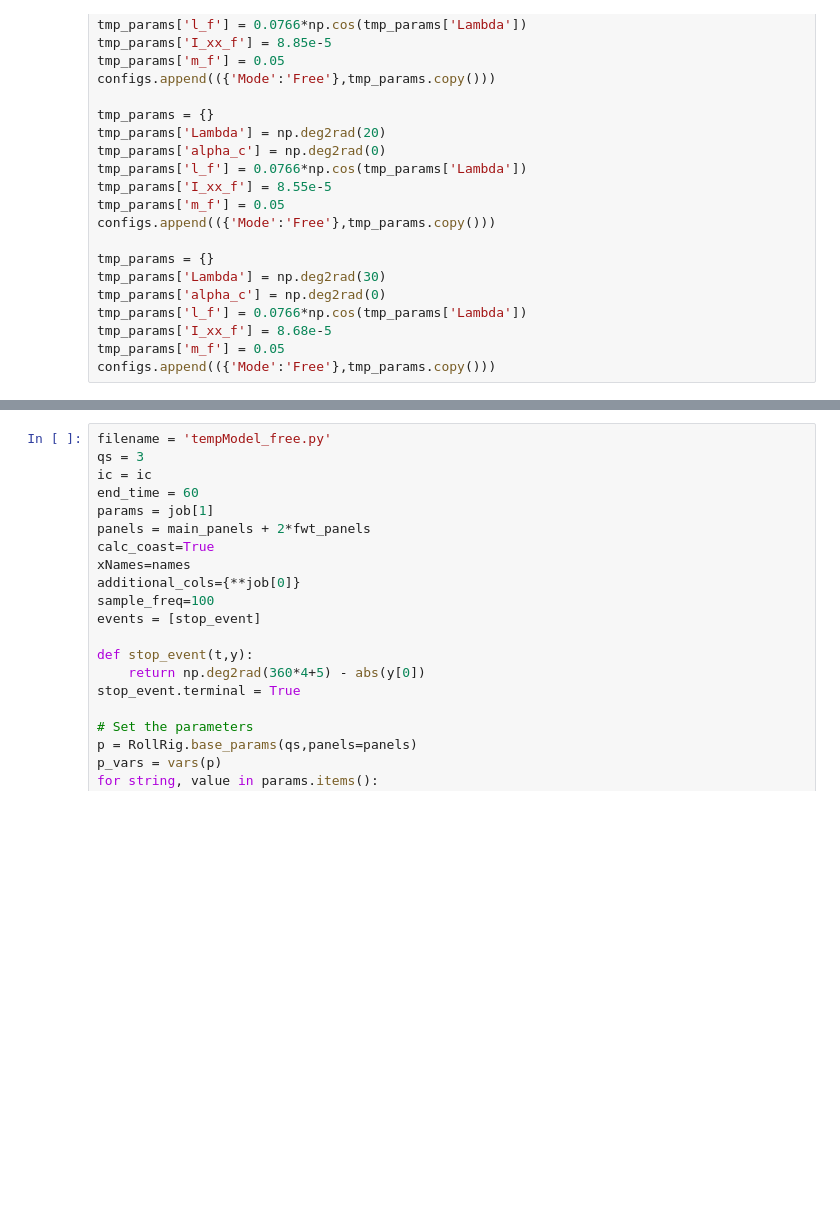
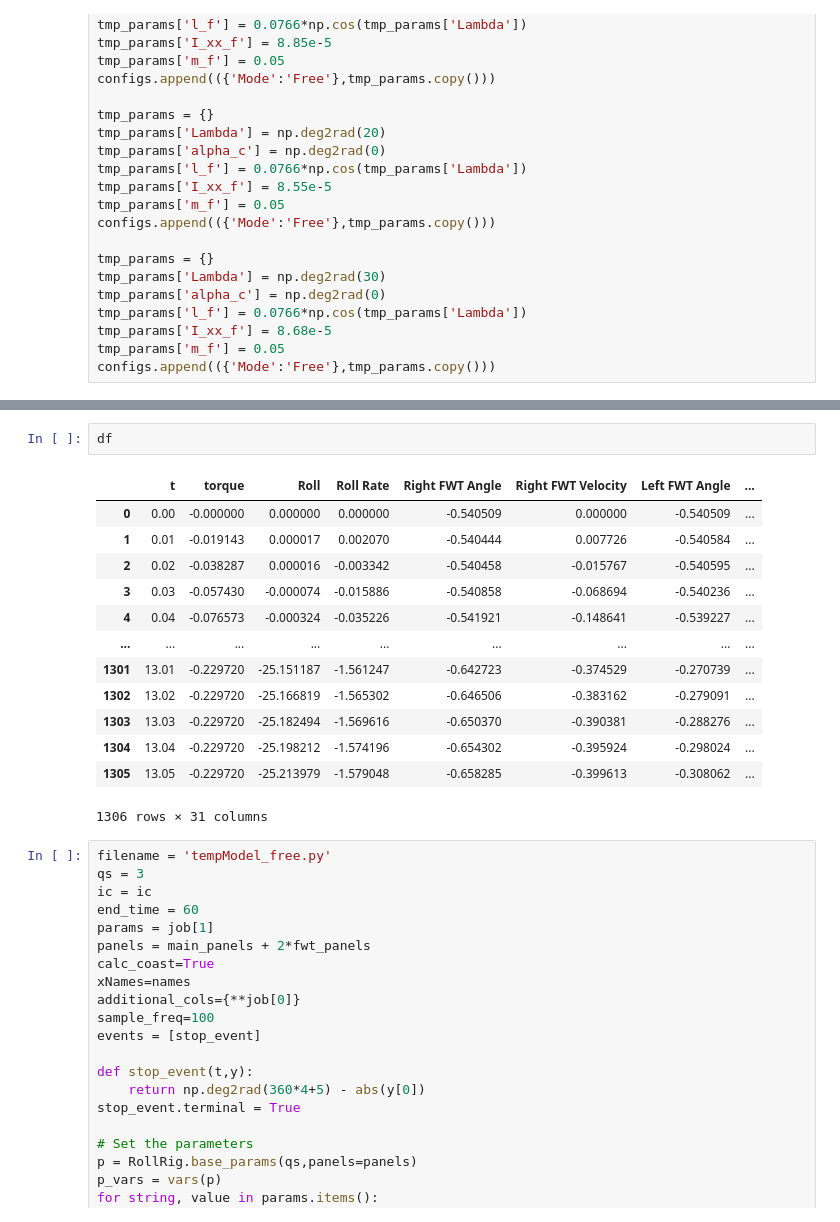
Before and after one commit to fh9g12/FwtModels, a Jupyter notebook: Workbooks/15_Rolling Rig V3/4_GenerateFreeTimeSeries.ipynb, the cells around one changed output, grey strips where cells are left out. Cells and saved outputs as stored; diff of their text form; blank space fills up the shorter version.

```diff
--- a/Workbooks/15_Rolling Rig V3/4_GenerateFreeTimeSeries.ipynb
+++ b/Workbooks/15_Rolling Rig V3/4_GenerateFreeTimeSeries.ipynb
@@ -214,3 +217,19 @@ plt.legend()
+# %%
+df
+# %% [output]
+|  | t | torque | Roll | Roll Rate | Right FWT Angle | Right FWT Velocity | Left FWT Angle | ... |
+| 0 | 0.00 | -0.000000 | 0.000000 | 0.000000 | -0.540509 | 0.000000 | -0.540509 | ... |
+| 1 | 0.01 | -0.019143 | 0.000017 | 0.002070 | -0.540444 | 0.007726 | -0.540584 | ... |
+| 2 | 0.02 | -0.038287 | 0.000016 | -0.003342 | -0.540458 | -0.015767 | -0.540595 | ... |
+| 3 | 0.03 | -0.057430 | -0.000074 | -0.015886 | -0.540858 | -0.068694 | -0.540236 | ... |
+| 4 | 0.04 | -0.076573 | -0.000324 | -0.035226 | -0.541921 | -0.148641 | -0.539227 | ... |
+| ... | ... | ... | ... | ... | ... | ... | ... | ... |
+| 1301 | 13.01 | -0.229720 | -25.151187 | -1.561247 | -0.642723 | -0.374529 | -0.270739 | ... |
+| 1302 | 13.02 | -0.229720 | -25.166819 | -1.565302 | -0.646506 | -0.383162 | -0.279091 | ... |
+| 1303 | 13.03 | -0.229720 | -25.182494 | -1.569616 | -0.650370 | -0.390381 | -0.288276 | ... |
+| 1304 | 13.04 | -0.229720 | -25.198212 | -1.574196 | -0.654302 | -0.395924 | -0.298024 | ... |
+| 1305 | 13.05 | -0.229720 | -25.213979 | -1.579048 | -0.658285 | -0.399613 | -0.308062 | ... |
+1306 rows × 31 columns
 # %%
 filename = 'tempModel_free.py'
 qs = 3
```
Also changed, not shown: parts of 11 cells of this notebook, 8 other files.
